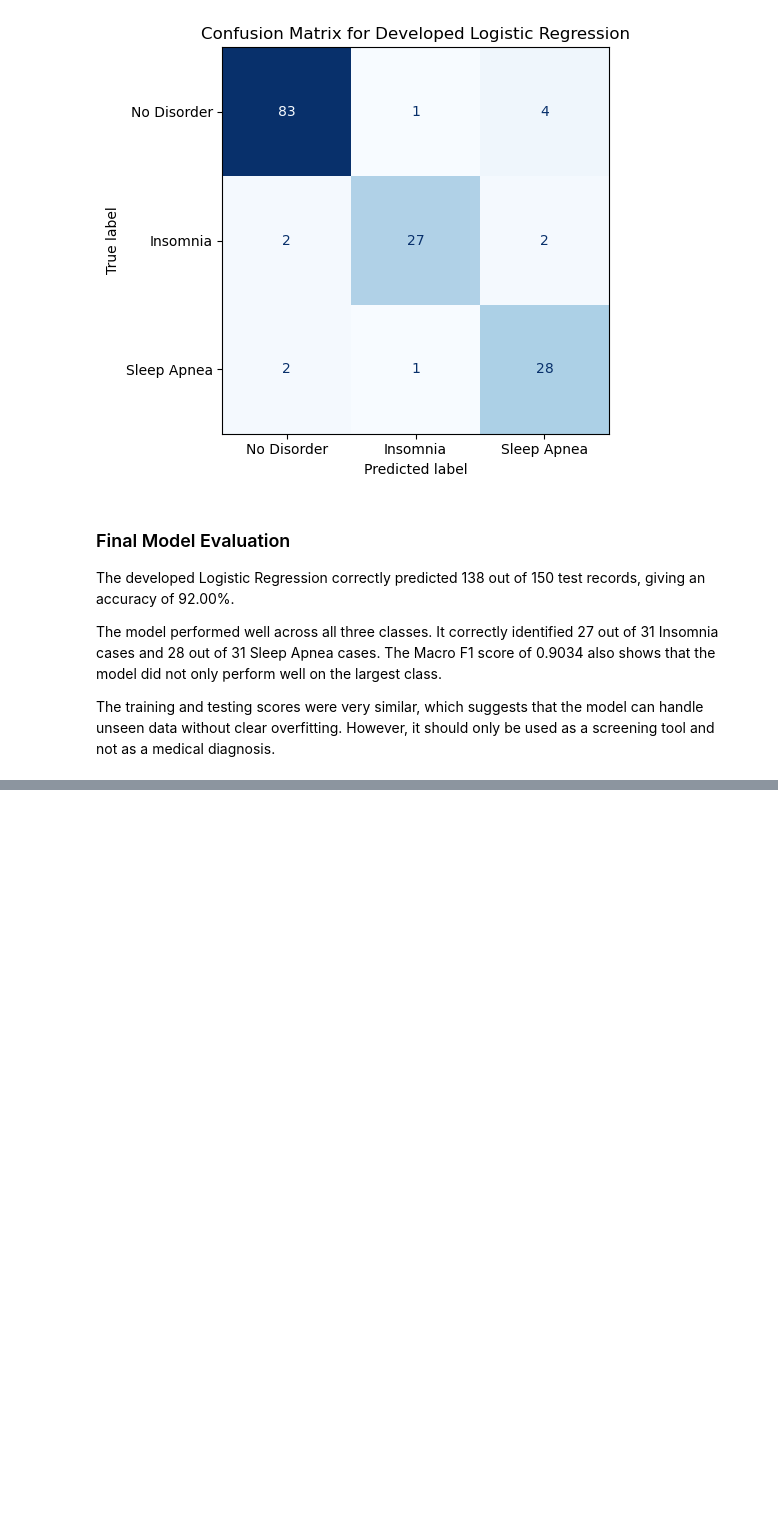
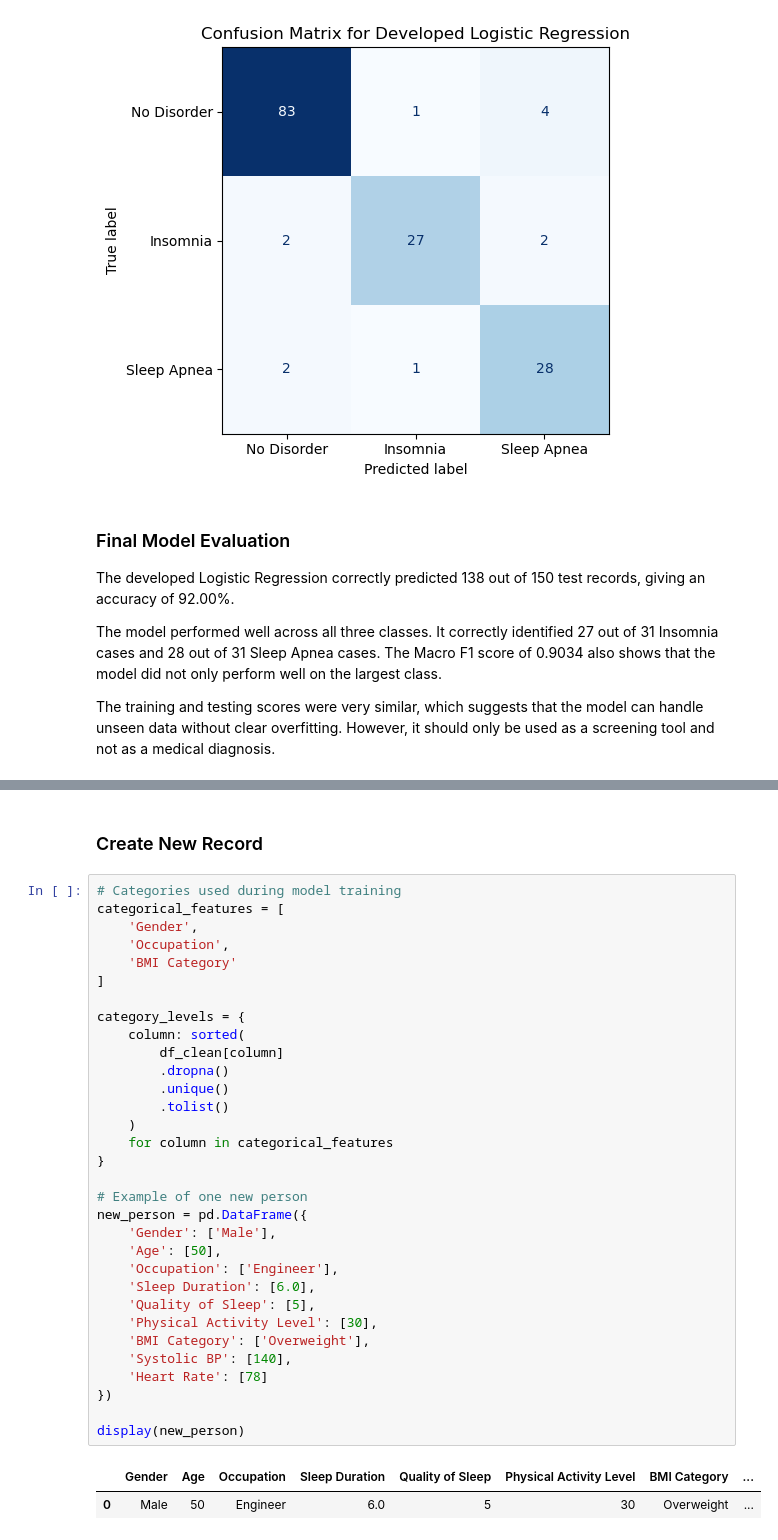
Before and after one commit to ShiroiYukiis/mldp, a Jupyter notebook: MLDP Program Codes Submission Template.ipynb, the cells around one changed output, grey strips where cells are left out. Drawn from its saved outputs; the diff is of its cells as text; blank space fills up the shorter version.

```diff
--- a/MLDP Program Codes Submission Template.ipynb
+++ b/MLDP Program Codes Submission Template.ipynb
@@ -1625,0 +1634,37 @@ The training and testing scores were very similar, which suggests that the model
+# %% [markdown]
+### Create New Record
+# %%
+# Categories used during model training
+categorical_features = [
+    'Gender',
+    'Occupation',
+    'BMI Category'
+]
+
+category_levels = {
+    column: sorted(
+        df_clean[column]
+        .dropna()
+        .unique()
+        .tolist()
+    )
+    for column in categorical_features
+}
+
+# Example of one new person
+new_person = pd.DataFrame({
+    'Gender': ['Male'],
+    'Age': [50],
+    'Occupation': ['Engineer'],
+    'Sleep Duration': [6.0],
+    'Quality of Sleep': [5],
+    'Physical Activity Level': [30],
+    'BMI Category': ['Overweight'],
+    'Systolic BP': [140],
+    'Heart Rate': [78]
+})
+
+display(new_person)
+# %% [output]
+|  | Gender | Age | Occupation | Sleep Duration | Quality of Sleep | Physical Activity Level | BMI Category | ... |
+| 0 | Male | 50 | Engineer | 6.0 | 5 | 30 | Overweight | ... |
```
Also changed, not shown: parts of 10 cells of this notebook, 4 other files.
